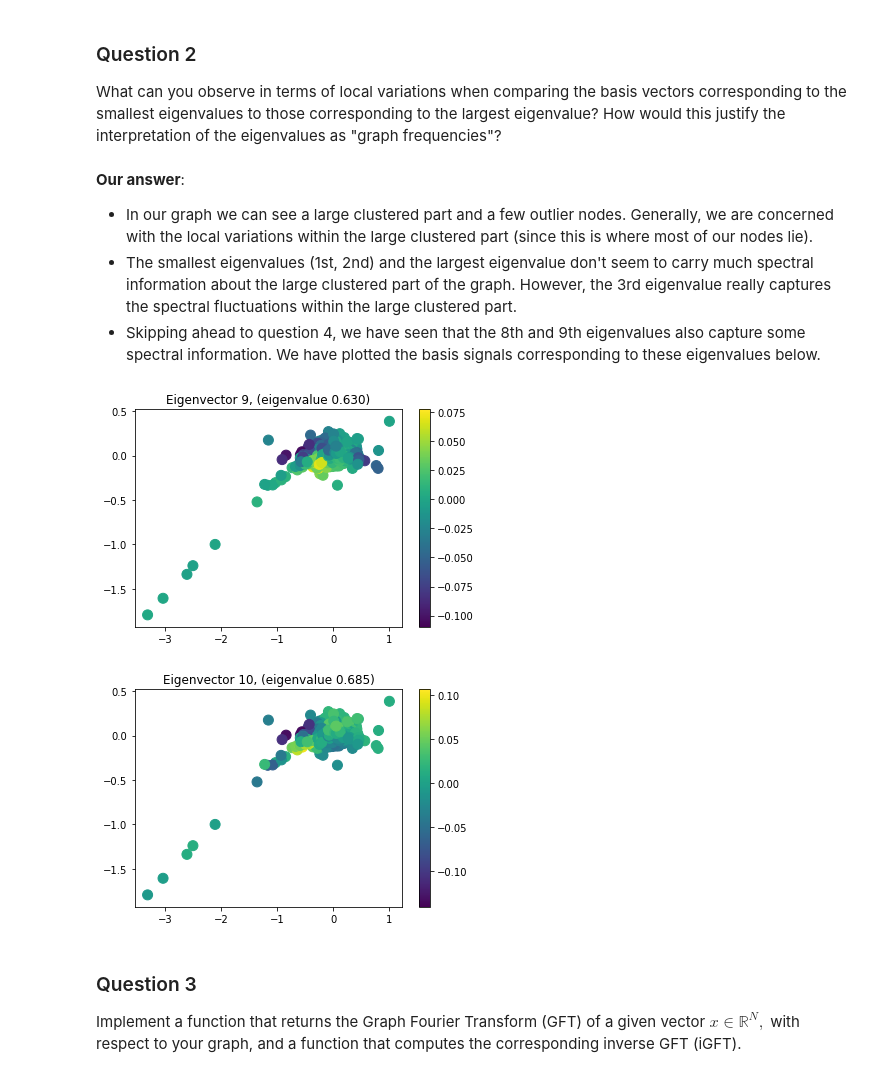
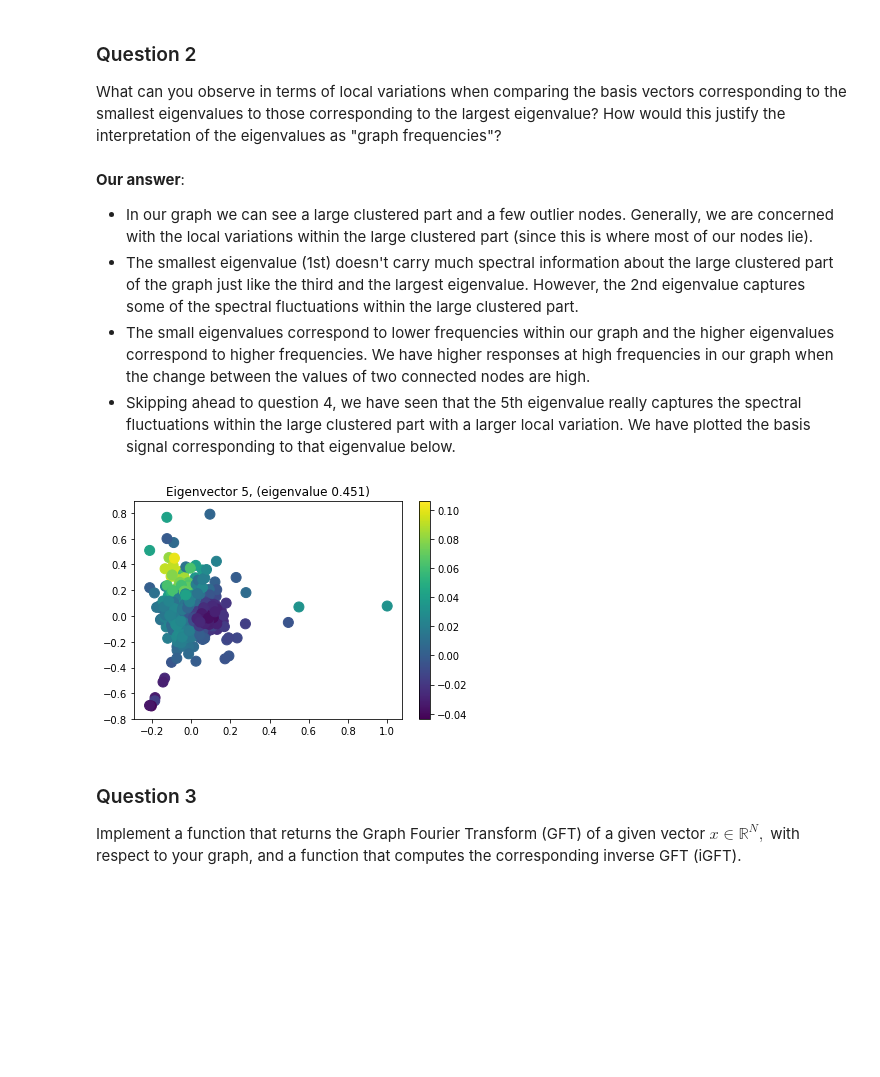
Before and after one commit to senakicir/ntds_project, a Jupyter notebook: 4_graph_signal_processing.ipynb, the cells around one changed output. Saved outputs shown, nothing was run; the diff lists cells and outputs as text; code cells hidden in the pictures; blank space fills up the shorter version.

```diff
--- a/4_graph_signal_processing.ipynb
+++ b/4_graph_signal_processing.ipynb
@@ -86,7 +86,8 @@ Import those objects in the cell below (or recompute the Laplacian and Gradient
 
 _Note_: If your features/labels are not floating-point numbers, please convert them. For example, if your data has labels "cat" and "dog" for nodes that represent cats or dogs, respectively, you may assign the number `1.0` for the label "cat" and the number `-1.0` for the label "dog".
 # %%
-adjacency =  np.load('feat_mfcc_chroma.npy')# the adjacency matrix
+#adjacency =  np.load('feat_mfcc_chroma.npy')# the adjacency matrix
+adjacency =  np.load('features_onlyMFCCCorrelation.npy')# the adjacency matrix
 n_nodes = adjacency.shape[0]
 n_edges =  np.count_nonzero(adjacency)//2# the number of edges in the network
 
@@ -157,16 +158,16 @@ What can you observe in terms of local variations when comparing the basis vecto
 **Our answer**:
 
 * In our graph we can see a large clustered part and a few outlier nodes. Generally, we are concerned with the local variations within the large clustered part (since this is where most of our nodes lie).
-* The smallest eigenvalues (1st, 2nd) and the largest eigenvalue don't seem to carry much spectral information about the large clustered part of the graph. However, the 3rd eigenvalue really captures the spectral fluctuations within the large clustered part.
-* Skipping ahead to question 4, we have seen that the 8th and 9th eigenvalues also capture some spectral information. We have plotted the basis signals corresponding to these eigenvalues below.
+* The smallest eigenvalue (1st) doesn't carry much spectral information about the large clustered part of the graph just like the third and the largest eigenvalue. However, the 2nd eigenvalue captures some of the spectral fluctuations within the large clustered part.
+* The small eigenvalues correspond to lower frequencies within our graph and the higher eigenvalues correspond to higher frequencies. We have higher responses at high frequencies in our graph when the change between the values of two connected nodes are high.
+* Skipping ahead to question 4, we have seen that the 5th eigenvalue really captures the spectral fluctuations within the large clustered part with a larger local variation. We have plotted the basis signal corresponding to that eigenvalue below.
 # %%
-plot_list = [8,9]
+plot_list = [4]
 for i, plot_ind in enumerate(plot_list):
     graph.plot_signal(np.asarray(U)[:, plot_ind])
     plt.title('Eigenvector %d, (eigenvalue %.3f)' %((plot_ind+1 if plot_ind>= 0 else n_nodes), np.asarray(e)[plot_ind]))
 # %% [output]
-[figure, old version]
+[figure, new version]
-[figure, removed]
 # %% [markdown]
 ### Question 3
 
```
Also changed, not shown: parts of 18 cells of this notebook, 1 other file.
